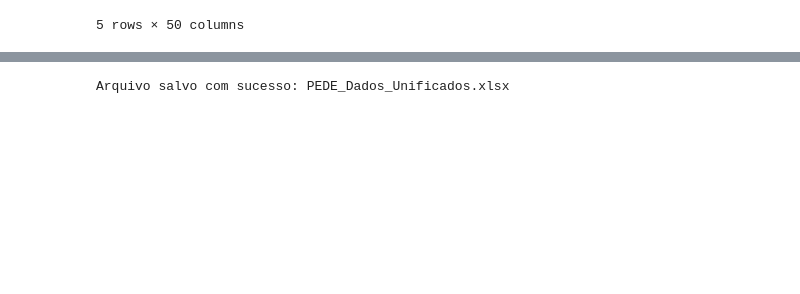
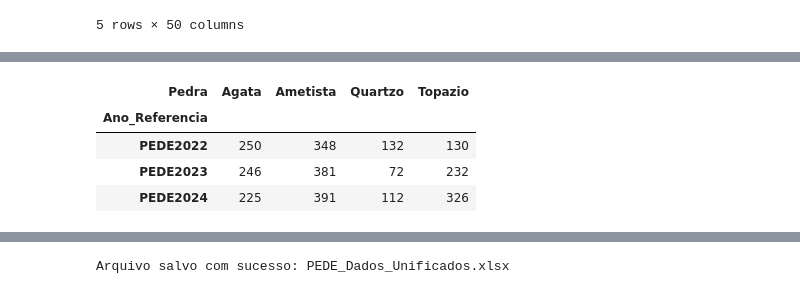
Before and after one commit to andersonserrico/Datathon_TerraJourney_Grupo48, a Jupyter notebook: notebooks/Tratamento_base.ipynb, the cells around one changed output, grey strips where cells are left out. Drawn from its saved outputs; the diff is of its cells as text; code cells hidden in the pictures; blank space fills up the shorter version.

```diff
--- a/notebooks/Tratamento_base.ipynb
+++ b/notebooks/Tratamento_base.ipynb
@@ -537,0 +1084,11 @@ memory usage: 1.3+ MB
+# %%
+pd.crosstab(
+    df_unificado['Ano_Referencia'],
+    df_unificado['Pedra']
+)
+# %% [output]
+| Pedra | Agata | Ametista | Quartzo | Topazio |
+| Ano_Referencia |  |  |  |  |
+| PEDE2022 | 250 | 348 | 132 | 130 |
+| PEDE2023 | 246 | 381 | 72 | 232 |
+| PEDE2024 | 225 | 391 | 112 | 326 |
```
Also changed, not shown: parts of 51 cells of this notebook.
